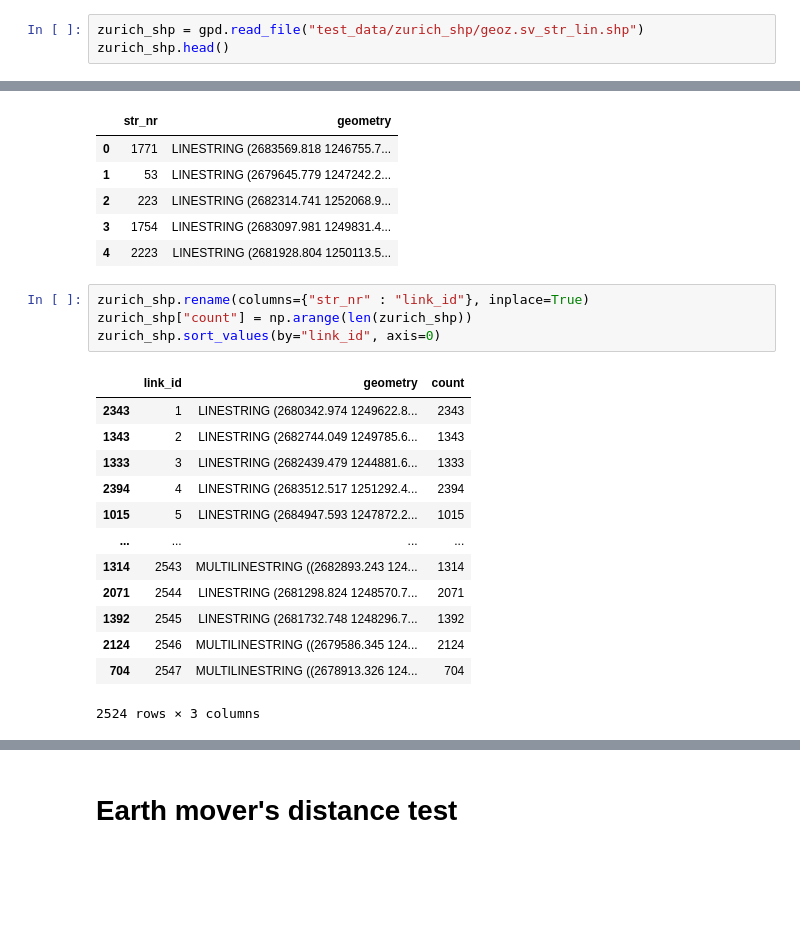
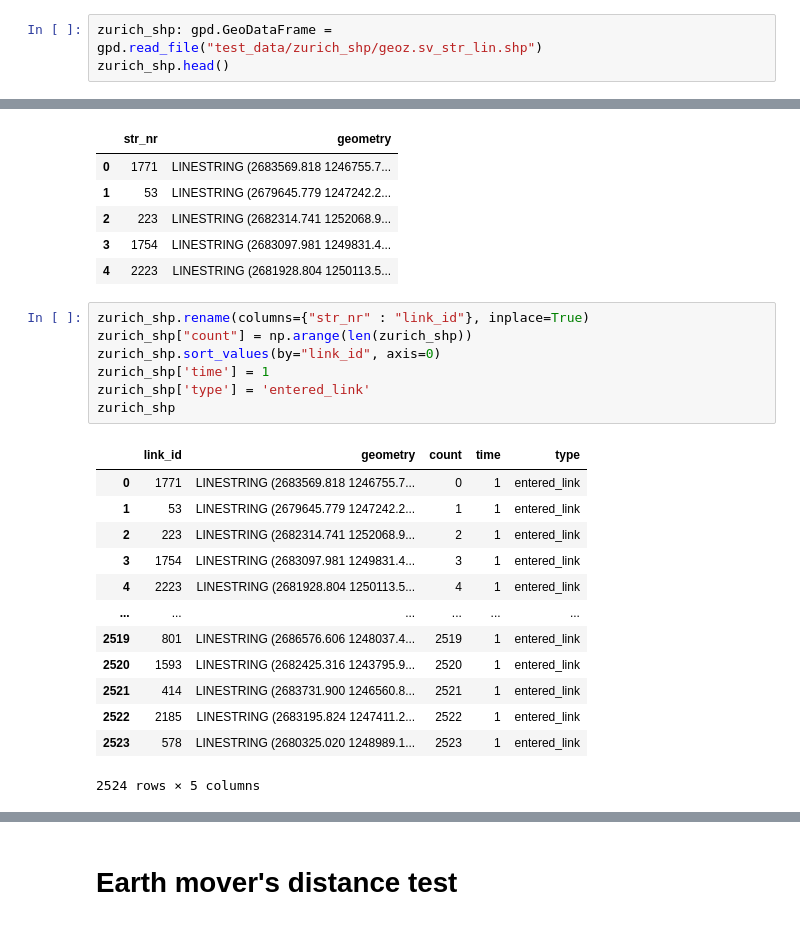
Before and after one commit to EduFalbel/simul_diagnostic, a Jupyter notebook: examples/mvp.ipynb, the cells around one changed output, grey strips where cells are left out. Cells and saved outputs as stored; diff of their text form; blank space fills up the shorter version.

```diff
--- a/examples/mvp.ipynb
+++ b/examples/mvp.ipynb
@@ -30,7 +37,7 @@ else:
     # simulated = pd.read_csv('./test_data/simulated.csv')
     # observed = pd.read_csv('./test_data/observed.csv')
 # %%
-zurich_shp = gpd.read_file("test_data/zurich_shp/geoz.sv_str_lin.shp")
+zurich_shp: gpd.GeoDataFrame = gpd.read_file("test_data/zurich_shp/geoz.sv_str_lin.shp")
 zurich_shp.head()
 # %% [output]
 |  | str_nr | str_name | str_st_bez | str_von | str_bis | str_kreis | str_planqu | str_vb | str_up_kan | ... |
@@ -52,20 +59,23 @@ zurich_shp.head()
 # %%
 zurich_shp.rename(columns={"str_nr" : "link_id"}, inplace=True)
 zurich_shp["count"] = np.arange(len(zurich_shp))
 zurich_shp.sort_values(by="link_id", axis=0)
+zurich_shp['time'] = 1
+zurich_shp['type'] = 'entered_link'
+zurich_shp
 # %% [output]
-|  | link_id | geometry | count |
-| 2343 | 1 | LINESTRING (2680342.974 1249622.8... | 2343 |
-| 1343 | 2 | LINESTRING (2682744.049 1249785.6... | 1343 |
-| 1333 | 3 | LINESTRING (2682439.479 1244881.6... | 1333 |
-| 2394 | 4 | LINESTRING (2683512.517 1251292.4... | 2394 |
-| 1015 | 5 | LINESTRING (2684947.593 1247872.2... | 1015 |
-| ... | ... | ... | ... |
-| 1314 | 2543 | MULTILINESTRING ((2682893.243 124... | 1314 |
-| 2071 | 2544 | LINESTRING (2681298.824 1248570.7... | 2071 |
-| 1392 | 2545 | LINESTRING (2681732.748 1248296.7... | 1392 |
-| 2124 | 2546 | MULTILINESTRING ((2679586.345 124... | 2124 |
-| 704 | 2547 | MULTILINESTRING ((2678913.326 124... | 704 |
+|  | link_id | geometry | count | time | type |
+| 0 | 1771 | LINESTRING (2683569.818 1246755.7... | 0 | 1 | entered_link |
+| 1 | 53 | LINESTRING (2679645.779 1247242.2... | 1 | 1 | entered_link |
+| 2 | 223 | LINESTRING (2682314.741 1252068.9... | 2 | 1 | entered_link |
+| 3 | 1754 | LINESTRING (2683097.981 1249831.4... | 3 | 1 | entered_link |
+| 4 | 2223 | LINESTRING (2681928.804 1250113.5... | 4 | 1 | entered_link |
+| ... | ... | ... | ... | ... | ... |
+| 2519 | 801 | LINESTRING (2686576.606 1248037.4... | 2519 | 1 | entered_link |
+| 2520 | 1593 | LINESTRING (2682425.316 1243795.9... | 2520 | 1 | entered_link |
+| 2521 | 414 | LINESTRING (2683731.900 1246560.8... | 2521 | 1 | entered_link |
+| 2522 | 2185 | LINESTRING (2683195.824 1247411.2... | 2522 | 1 | entered_link |
+| 2523 | 578 | LINESTRING (2680325.020 1248989.1... | 2523 | 1 | entered_link |
-2524 rows × 3 columns
+2524 rows × 5 columns
 # %%
 plt.ion()
```
Also changed, not shown: parts of 31 cells of this notebook.
